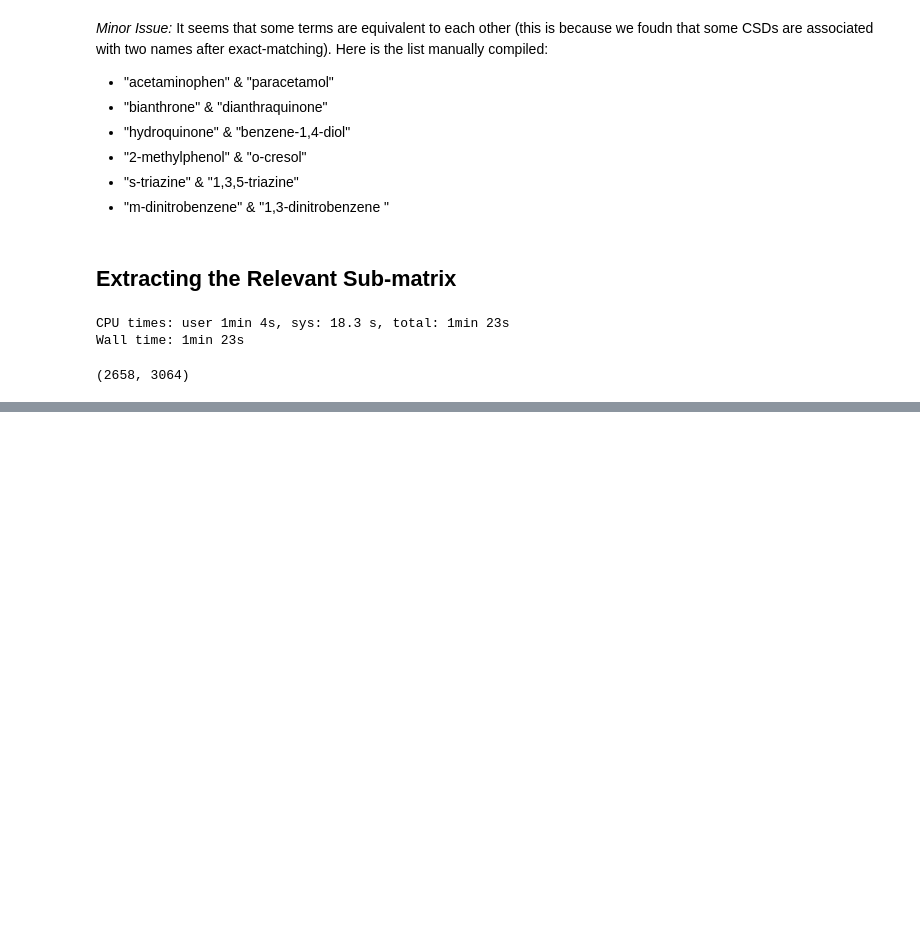
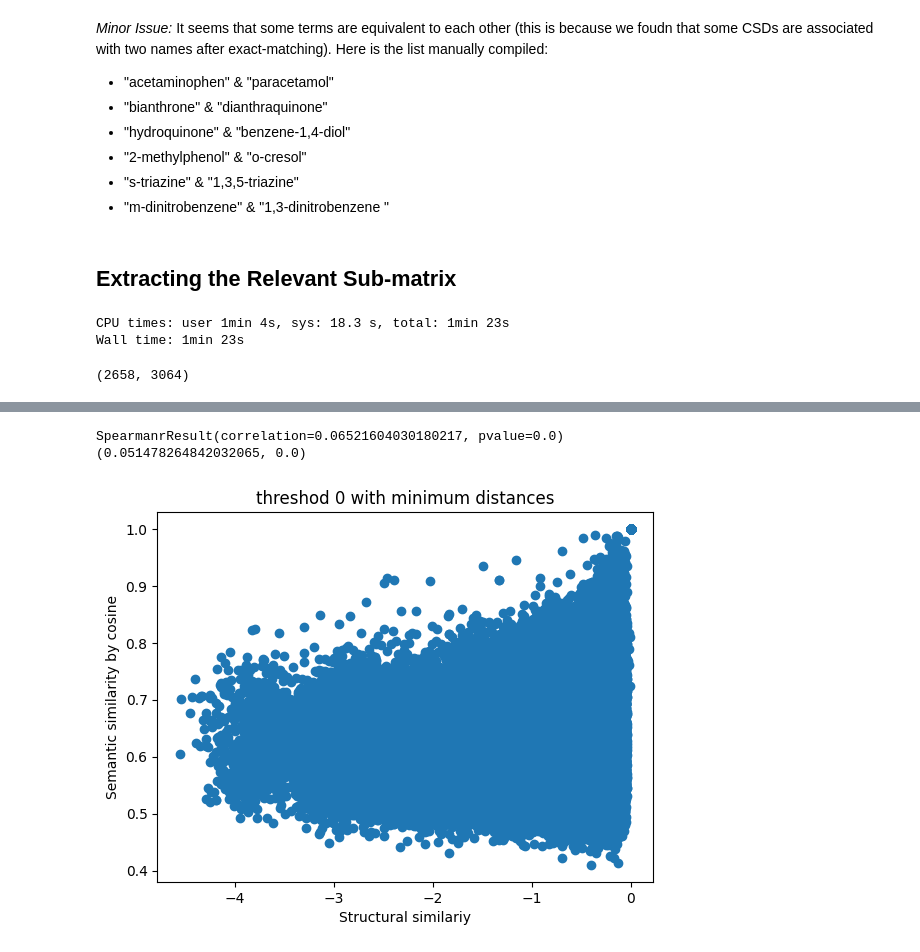
Before and after one commit to LyuZejian/CrystalEmbedding, a Jupyter notebook: Extract_Distance_Submatrix.ipynb, the cells around one changed output, grey strips where cells are left out. Drawn from its saved outputs; the diff is of its cells as text; code cells hidden in the pictures; blank space fills up the shorter version.

```diff
--- a/Extract_Distance_Submatrix.ipynb
+++ b/Extract_Distance_Submatrix.ipynb
@@ -202,0 +235,2 @@ submat=pd.read_csv('./data_c/mst_dists_submatrix.csv')
+# %%
+w2v_md = Word2Vec.load('./models/pubMed.model')
@@ -202,0 +262,7 @@ submat=pd.read_csv('./data_c/mst_dists_submatrix.csv')
+# %%
+ch_names_exc = []
+for nm in ch_names:
+    if submat.columns.isin(name2csd[nm]).sum():
+        ch_names_exc.append(nm)
+    else:
+        print(nm, name2csd[nm])
@@ -202,0 +329,37 @@ submat=pd.read_csv('./data_c/mst_dists_submatrix.csv')
+# %%
+str_simi_df=pd.read_csv('./data_c/structure_simi.csv',index_col="Unnamed: 0")
+semi_simi_df=pd.read_csv('./data_c/semantic_simi.csv',index_col="Unnamed: 0")
+# %%
+def scatter_matrix(semantic, struct, m=1, thre=0):
+    idx = [nm.lower() for nm in ch_names_check_i if w2v_md.wv.vocab[nm].count >= thre]
+    col = [nm.lower() for nm in ch_names_check_c if w2v_md.wv.vocab[nm].count >= thre]
+    semantic_thre = semantic.loc[col, idx]
+    struct_thre = struct.loc[col, idx]
+
+    scatter_x = []
+    scatter_y = []
+    for i in range(len(semantic_thre.index)):
+        for j in range(min(i, len(semantic_thre.columns))):
+            scatter_y.append(float(semantic_thre.iloc[i, j][1]))
+            scatter_x.append(float(struct_thre.iloc[i, j][m]))
+
+    if m == 1:
+        mode = "minimum"
+    elif m == 0:
+        mode = "maximun"
+    else:
+        mode = "average"
+
+    plt.title(f"threshod {thre} with {mode} distances")
+    plt.ylabel("Semantic similarity by cosine")
+    plt.xlabel("Structural similariy")
+    plt.scatter(-np.array(scatter_x), scatter_y)
+    print(spearmanr(-np.array(scatter_x), scatter_y))
+    print(pearsonr(-np.array(scatter_x), scatter_y))
+    plt.show()
+# %%
+scatter_matrix(semi_simi_df, str_simi_df, m=1)
+# %% [output]
+SpearmanrResult(correlation=0.06521604030180217, pvalue=0.0)
+(0.051478264842032065, 0.0)
+[figure, added]
```
Also changed, not shown: parts of 25 cells of this notebook, 2 other files.
